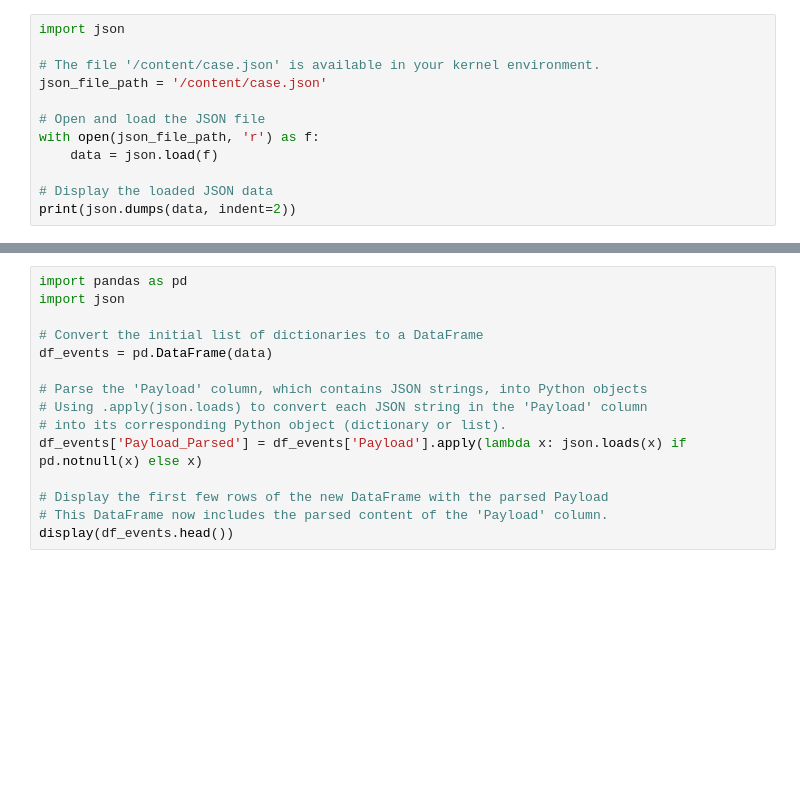
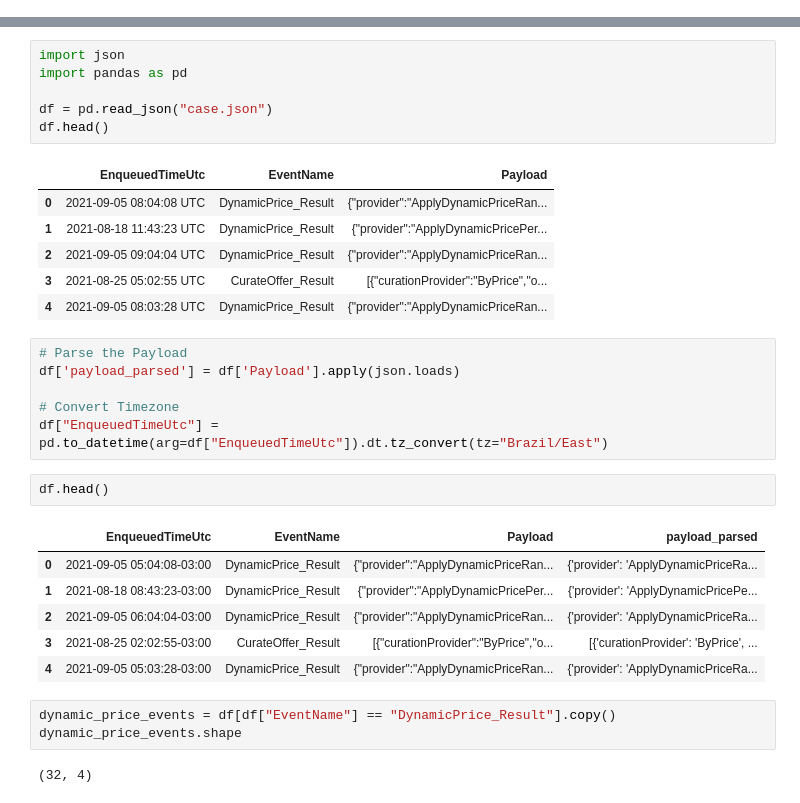
Before and after one commit to zhangshutao932/StrataScratch-Data-Transformation, a Jupyter notebook: Data_Transformation.ipynb, the cells around one changed output, grey strips where cells are left out. Saved outputs shown, nothing was run; the diff lists cells and outputs as text; blank space fills up the shorter version.

```diff
--- a/Data_Transformation.ipynb
+++ b/Data_Transformation.ipynb
@@ -1,14 +1,2 @@
 # %% [markdown]
 <a href="https://colab.research.google.com/github/zhangshutao932/StrataScratch-Data-Transformation/blob/main/Data_Transformation.ipynb" target="_parent"><img src="https://colab.research.google.com/assets/colab-badge.svg" alt="Open In Colab"/></a>
-# %%
-import json
-
-# The file '/content/case.json' is available in your kernel environment.
-json_file_path = '/content/case.json'
-
-# Open and load the JSON file
-with open(json_file_path, 'r') as f:
-    data = json.load(f)
-
-# Display the loaded JSON data
-print(json.dumps(data, indent=2))
@@ -33,15 +3,33 @@ print(json.dumps(data, indent=2))
-# %%
-import pandas as pd
-import json
-
-# Convert the initial list of dictionaries to a DataFrame
-df_events = pd.DataFrame(data)
-
-# Parse the 'Payload' column, which contains JSON strings, into Python objects
-# Using .apply(json.loads) to convert each JSON string in the 'Payload' column
-# into its corresponding Python object (dictionary or list).
-df_events['Payload_Parsed'] = df_events['Payload'].apply(lambda x: json.loads(x) if pd.notnull(x) else x)
-
-# Display the first few rows of the new DataFrame with the parsed Payload
-# This DataFrame now includes the parsed content of the 'Payload' column.
-display(df_events.head())
+# %%
+import json
+import pandas as pd
+
+df = pd.read_json("case.json")
+df.head()
+# %% [output]
+|  | EnqueuedTimeUtc | EventName | Payload |
+| 0 | 2021-09-05 08:04:08 UTC | DynamicPrice_Result | {"provider":"ApplyDynamicPriceRan... |
+| 1 | 2021-08-18 11:43:23 UTC | DynamicPrice_Result | {"provider":"ApplyDynamicPricePer... |
+| 2 | 2021-09-05 09:04:04 UTC | DynamicPrice_Result | {"provider":"ApplyDynamicPriceRan... |
+| 3 | 2021-08-25 05:02:55 UTC | CurateOffer_Result | [{"curationProvider":"ByPrice","o... |
+| 4 | 2021-09-05 08:03:28 UTC | DynamicPrice_Result | {"provider":"ApplyDynamicPriceRan... |
+# %%
+# Parse the Payload
+df['payload_parsed'] = df['Payload'].apply(json.loads)
+
+# Convert Timezone
+df["EnqueuedTimeUtc"] = pd.to_datetime(arg=df["EnqueuedTimeUtc"]).dt.tz_convert(tz="Brazil/East")
+# %%
+df.head()
+# %% [output]
+|  | EnqueuedTimeUtc | EventName | Payload | payload_parsed |
+| 0 | 2021-09-05 05:04:08-03:00 | DynamicPrice_Result | {"provider":"ApplyDynamicPriceRan... | {'provider': 'ApplyDynamicPriceRa... |
+| 1 | 2021-08-18 08:43:23-03:00 | DynamicPrice_Result | {"provider":"ApplyDynamicPricePer... | {'provider': 'ApplyDynamicPricePe... |
+| 2 | 2021-09-05 06:04:04-03:00 | DynamicPrice_Result | {"provider":"ApplyDynamicPriceRan... | {'provider': 'ApplyDynamicPriceRa... |
+| 3 | 2021-08-25 02:02:55-03:00 | CurateOffer_Result | [{"curationProvider":"ByPrice","o... | [{'curationProvider': 'ByPrice', ... |
+| 4 | 2021-09-05 05:03:28-03:00 | DynamicPrice_Result | {"provider":"ApplyDynamicPriceRan... | {'provider': 'ApplyDynamicPriceRa... |
+# %%
+dynamic_price_events = df[df["EventName"] == "DynamicPrice_Result"].copy()
+dynamic_price_events.shape
+# %% [output]
+(32, 4)
```
Also changed, not shown: parts of 6 cells of this notebook.
